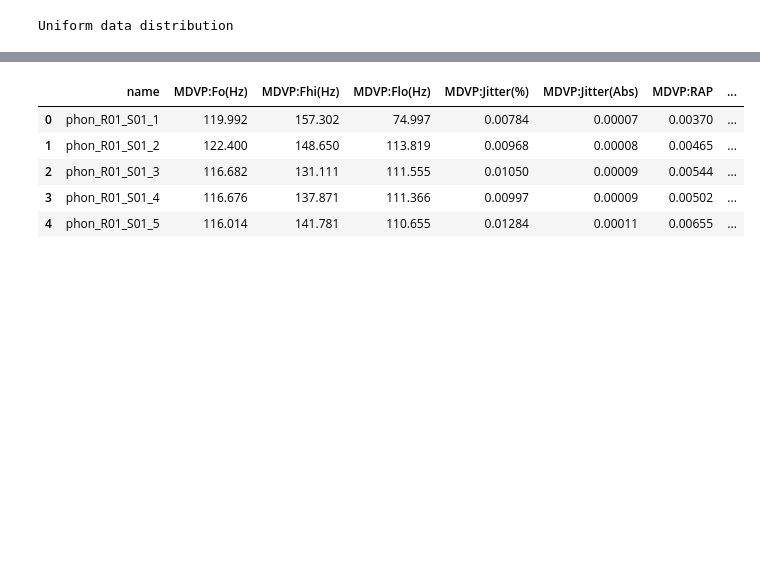
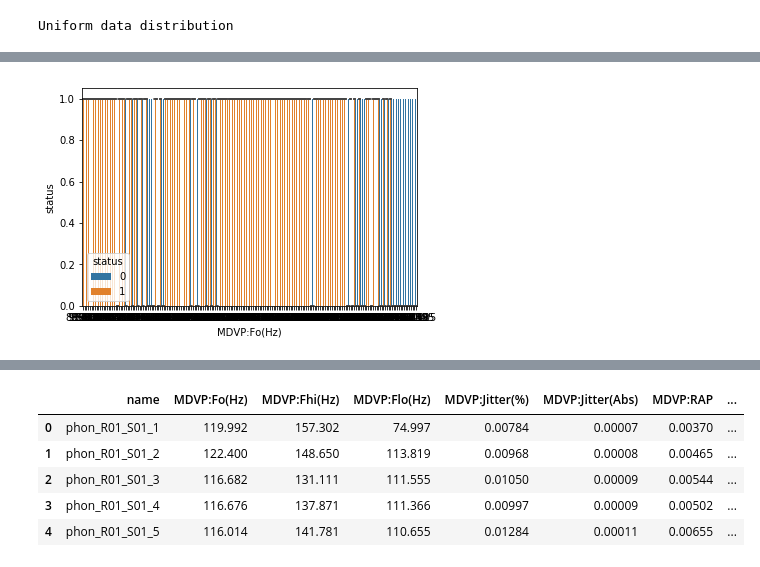
Before and after one commit to GreatLearningAIML1/bangalore-feb-batch-obulirajs, a Jupyter notebook: EnsembleTechnique_R4_Project1.ipynb, the cells around one changed output, grey strips where cells are left out. Cells and saved outputs as stored; diff of their text form; code cells hidden in the pictures; blank space fills up the shorter version.

```diff
--- a/EnsembleTechnique_R4_Project1.ipynb
+++ b/EnsembleTechnique_R4_Project1.ipynb
@@ -198,3 +200,10 @@ sns.pairplot(pk,height=3)
+# %%
+sns.countplot(x="MDVP:Fo(Hz)", data=pk,hue="status")
+sns.boxplot(x="MDVP:Fo(Hz)",y="status",data=pk)
+
+plt.show()
+# %% [output]
+[figure, added]
 # %%
 pk.describe().T
 # %% [output]
```
Also changed, not shown: parts of 3 cells of this notebook.
